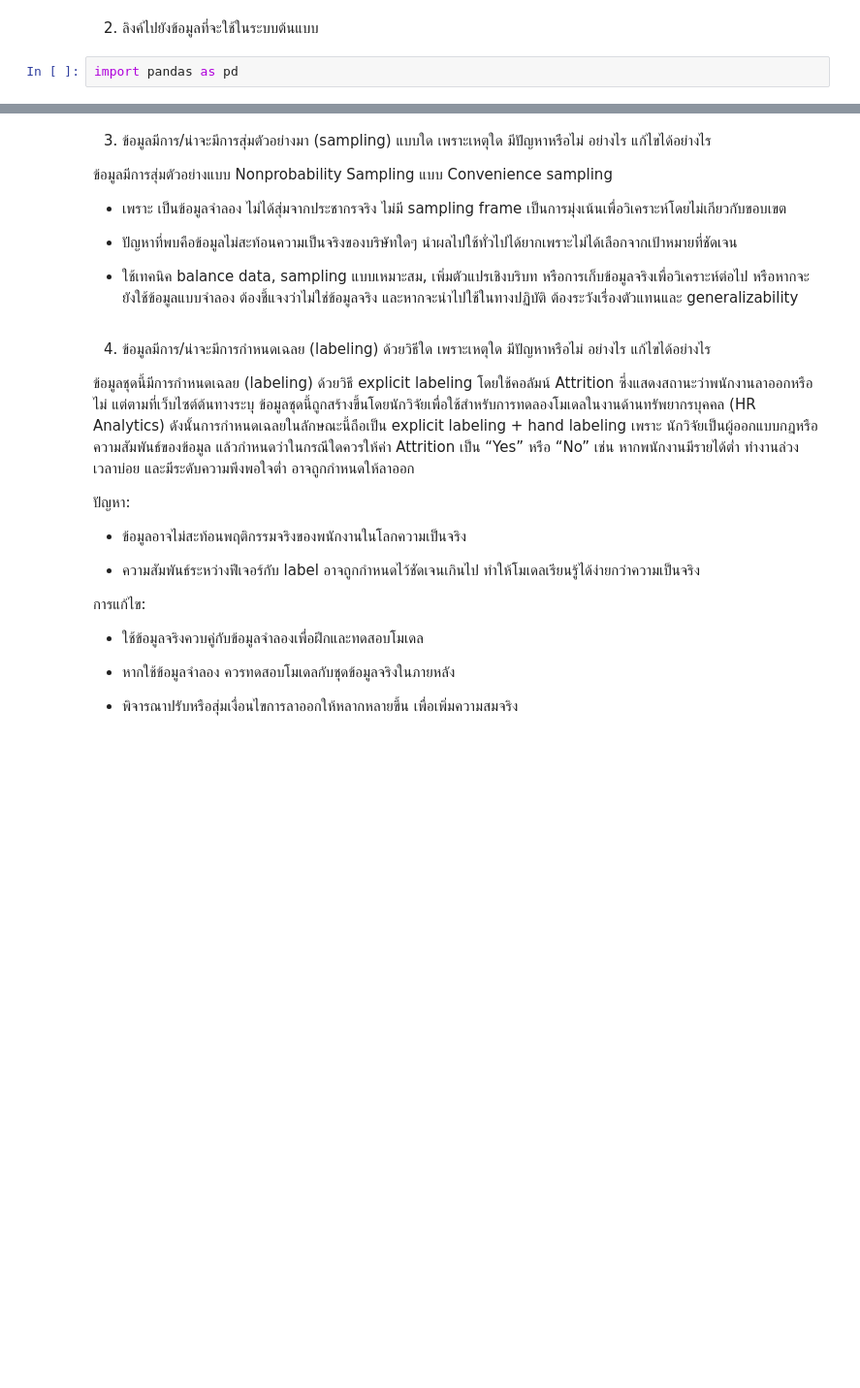
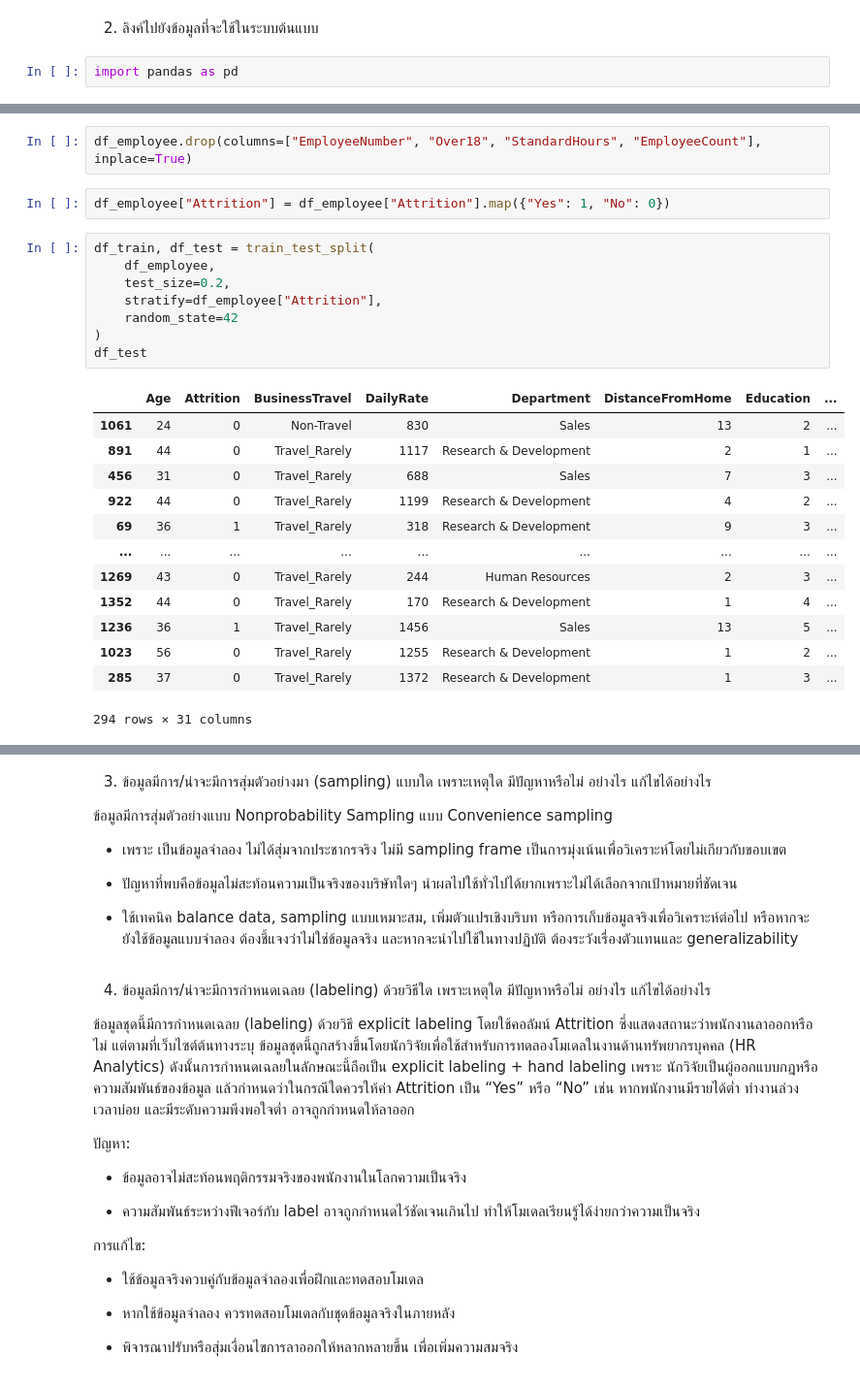
Before and after one commit to BManussanan/ML_Project, a Jupyter notebook: Employee-resign-training-data.ipynb, the cells around one changed output, grey strips where cells are left out. Shown at 97% size. Drawn from its saved outputs; the diff is of its cells as text; blank space fills up the shorter version.

Commit message:
training-data

```diff
--- a/Employee-resign-training-data.ipynb
+++ b/Employee-resign-training-data.ipynb
@@ -9,0 +30,26 @@ df = pd.read_csv("WA_Fn-UseC_-HR-Employee-Attrition.csv")
+# %%
+df_employee.drop(columns=["EmployeeNumber", "Over18", "StandardHours", "EmployeeCount"], inplace=True)
+# %%
+df_employee["Attrition"] = df_employee["Attrition"].map({"Yes": 1, "No": 0})
+# %%
+df_train, df_test = train_test_split(
+    df_employee,
+    test_size=0.2,
+    stratify=df_employee["Attrition"],
+    random_state=42
+)
+df_test
+# %% [output]
+|  | Age | Attrition | BusinessTravel | DailyRate | Department | DistanceFromHome | Education | ... |
+| 1061 | 24 | 0 | Non-Travel | 830 | Sales | 13 | 2 | ... |
+| 891 | 44 | 0 | Travel_Rarely | 1117 | Research & Development | 2 | 1 | ... |
+| 456 | 31 | 0 | Travel_Rarely | 688 | Sales | 7 | 3 | ... |
+| 922 | 44 | 0 | Travel_Rarely | 1199 | Research & Development | 4 | 2 | ... |
+| 69 | 36 | 1 | Travel_Rarely | 318 | Research & Development | 9 | 3 | ... |
+| ... | ... | ... | ... | ... | ... | ... | ... | ... |
+| 1269 | 43 | 0 | Travel_Rarely | 244 | Human Resources | 2 | 3 | ... |
+| 1352 | 44 | 0 | Travel_Rarely | 170 | Research & Development | 1 | 4 | ... |
+| 1236 | 36 | 1 | Travel_Rarely | 1456 | Sales | 13 | 5 | ... |
+| 1023 | 56 | 0 | Travel_Rarely | 1255 | Research & Development | 1 | 2 | ... |
+| 285 | 37 | 0 | Travel_Rarely | 1372 | Research & Development | 1 | 3 | ... |
+294 rows × 31 columns
```
Also changed, not shown: parts of 6 cells of this notebook, 1 other file.
